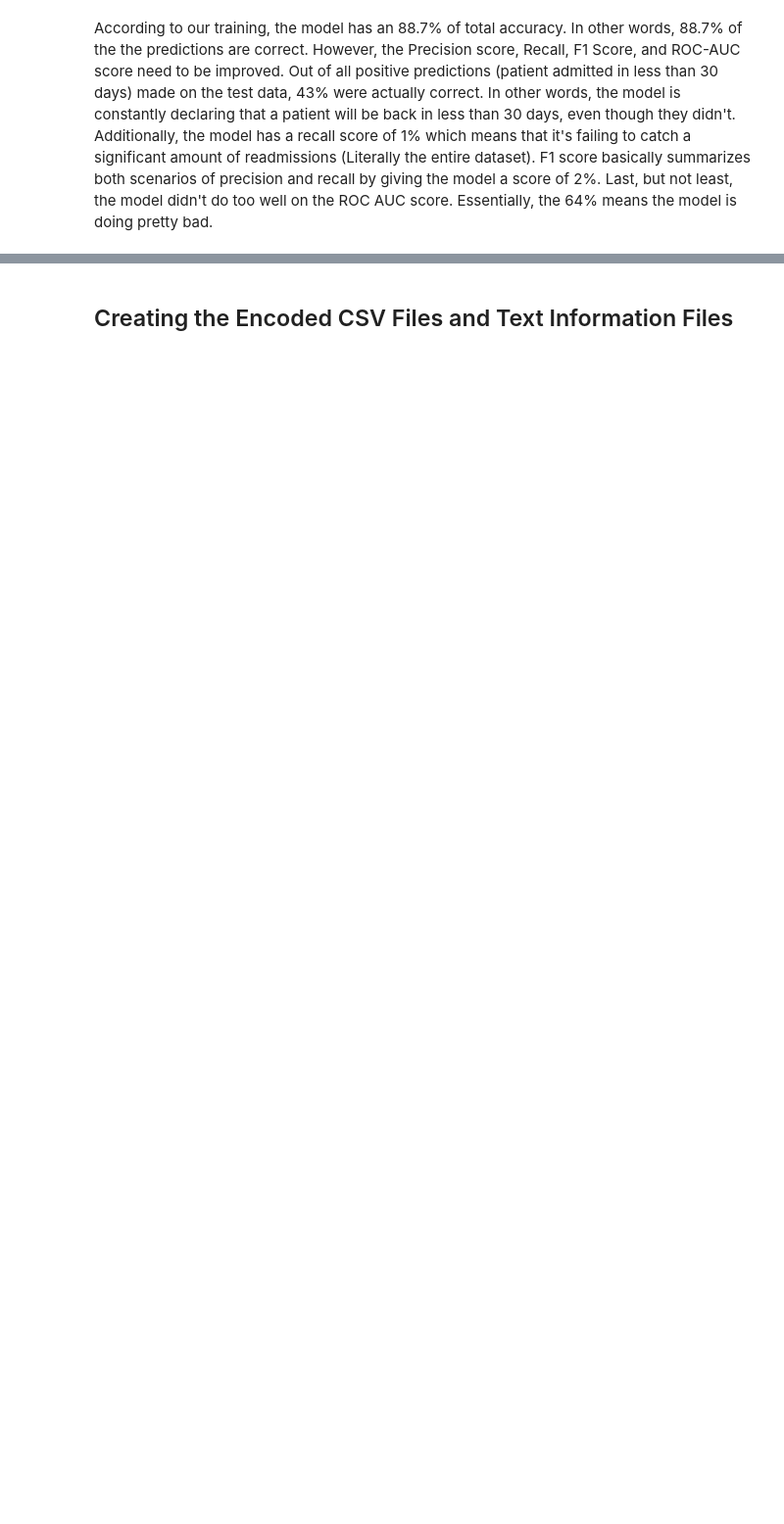
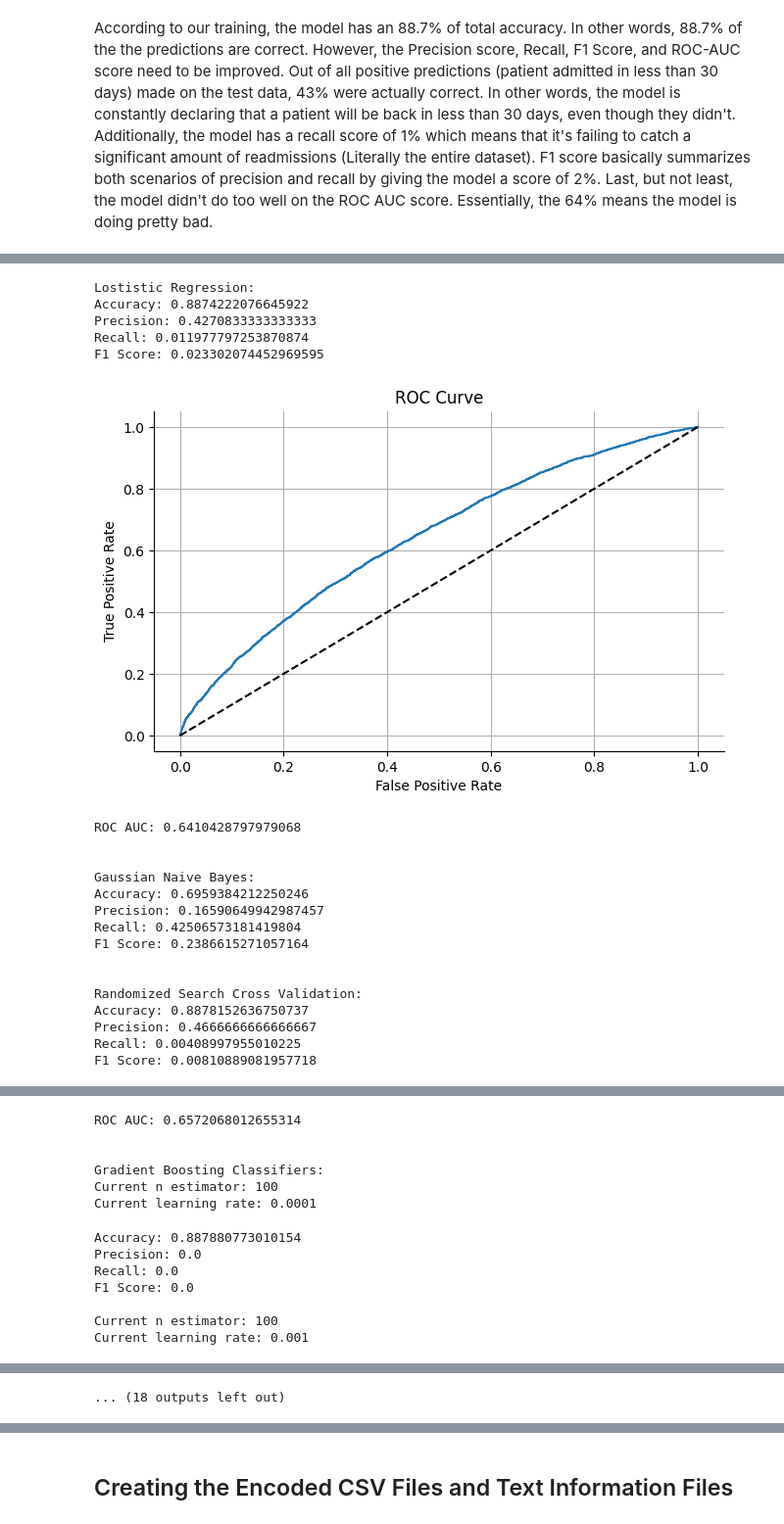
Before and after one commit to arunachalesh58/readmission-for-diabetes-patients, a Jupyter notebook: jupyter-nb-space/COMP-641-GroupProject.ipynb, the cells around one changed output, grey strips where cells are left out. Shown at 98% size. Saved outputs shown, nothing was run; the diff lists cells and outputs as text; code cells hidden in the pictures; blank space fills up the shorter version.

Commit message:
Incomplete Additional Model Testing
Model testing is taking longer than expected. I'm uploading what has been achieved so far.

```diff
--- a/jupyter-nb-space/COMP-641-GroupProject.ipynb
+++ b/jupyter-nb-space/COMP-641-GroupProject.ipynb
@@ -1769,0 +2169,6 @@ According to our training, the model has an 88.7% of total accuracy. In other wo
+# %%
+Cs = [0.001, 0.01, 0.1, 0.3, 1.0, 3.0, 10.0]
+list_of_alphas = [0.001, 0.01, 0.1, 0.3, 1.0, 3.0, 10.0]
+
+X = DiabetesDF.iloc[:, 2:-1]   # all rows, columns 2 to the rest except the last
+y = DiabetesDF.iloc[:, -1]    # all rows, only the last column
@@ -1769,0 +2179,24 @@ According to our training, the model has an 88.7% of total accuracy. In other wo
+# %%
+run_models_non_SVM(X, y, param_dist, Cs, list_of_alphas)
+# %% [output]
+Lostistic Regression:
+Accuracy: 0.8874222076645922
+Precision: 0.4270833333333333
+Recall: 0.011977797253870874
+F1 Score: 0.023302074452969595
+[figure, added]
+ROC AUC: 0.6410428797979068
+
+
+Gaussian Naive Bayes:
+Accuracy: 0.6959384212250246
+Precision: 0.16590649942987457
+Recall: 0.42506573181419804
+F1 Score: 0.2386615271057164
+
+
+Randomized Search Cross Validation:
+Accuracy: 0.8878152636750737
+Precision: 0.4666666666666667
+Recall: 0.00408997955010225
+F1 Score: 0.00810889081957718
@@ -1769,0 +2204,13 @@ According to our training, the model has an 88.7% of total accuracy. In other wo
+ROC AUC: 0.6572068012655314
+
+
+Gradient Boosting Classifiers:
+Current n estimator: 100
+Current learning rate: 0.0001
+Accuracy: 0.887880773010154
+Precision: 0.0
+Recall: 0.0
+F1 Score: 0.0
+
+Current n estimator: 100
+Current learning rate: 0.001
@@ -1769,0 +2287 @@ According to our training, the model has an 88.7% of total accuracy. In other wo
+... (18 outputs left out)
```
Also changed, not shown: parts of 38 cells of this notebook.
